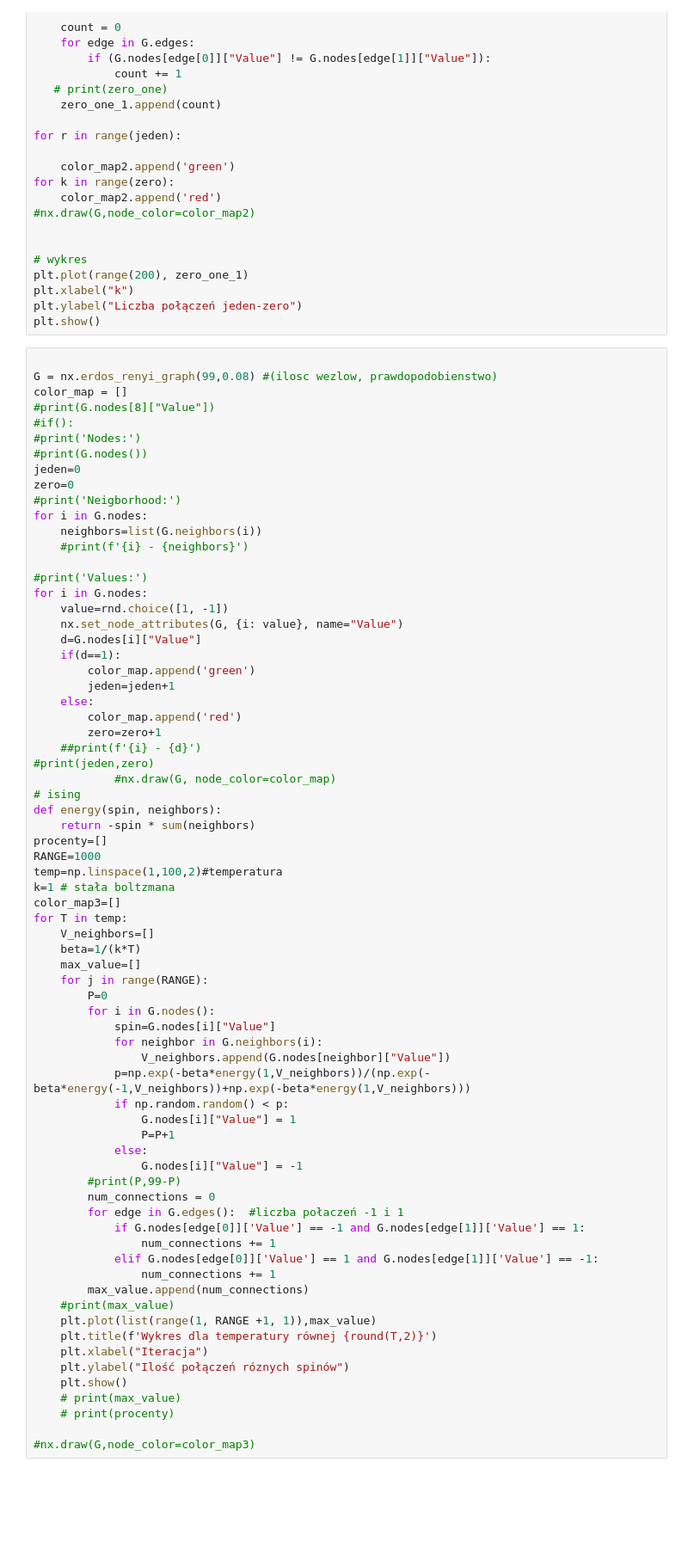
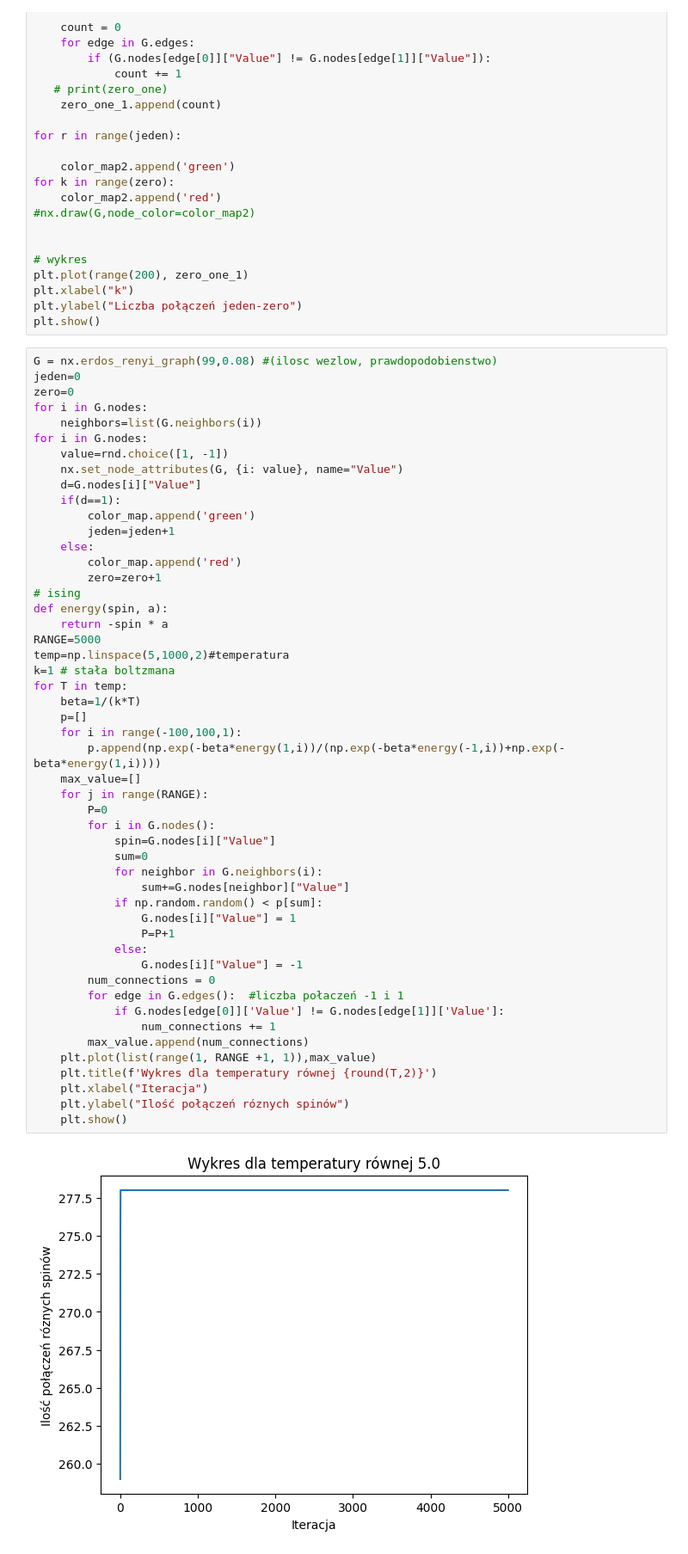
Before and after one commit to JakubJaroszewski/Wiekszosciowe_modele_dynamiki_opinii, a Jupyter notebook: lab_agent.ipynb, the cells around one changed output. Shown at 86% size. Drawn from its saved outputs; the diff is of its cells as text; blank space fills up the shorter version.

```diff
--- a/lab_agent.ipynb
+++ b/lab_agent.ipynb
@@ -140,73 +140,54 @@ plt.xlabel("k")
 plt.ylabel("Liczba połączeń jeden-zero")
 plt.show()
 # %%
-
 G = nx.erdos_renyi_graph(99,0.08) #(ilosc wezlow, prawdopodobienstwo)
-color_map = []
-#print(G.nodes[8]["Value"])
-#if():
-#print('Nodes:')
-#print(G.nodes())
 jeden=0
 zero=0
-#print('Neigborhood:')
 for i in G.nodes:
     neighbors=list(G.neighbors(i))
-    #print(f'{i} - {neighbors}')
-
-#print('Values:')
 for i in G.nodes:
     value=rnd.choice([1, -1])
     nx.set_node_attributes(G, {i: value}, name="Value")
     d=G.nodes[i]["Value"]
     if(d==1):
         color_map.append('green')
         jeden=jeden+1
     else:
         color_map.append('red')
         zero=zero+1
-    ##print(f'{i} - {d}')
-#print(jeden,zero)
-            #nx.draw(G, node_color=color_map)
 # ising
-def energy(spin, neighbors):
-    return -spin * sum(neighbors)
-procenty=[]
-RANGE=1000
-temp=np.linspace(1,100,2)#temperatura
+def energy(spin, a):
+    return -spin * a
+RANGE=5000
+temp=np.linspace(5,1000,2)#temperatura
 k=1 # stała boltzmana
-color_map3=[]
 for T in temp:
-    V_neighbors=[]
     beta=1/(k*T)
+    p=[]
+    for i in range(-100,100,1):
+        p.append(np.exp(-beta*energy(1,i))/(np.exp(-beta*energy(-1,i))+np.exp(-beta*energy(1,i))))
     max_value=[]
     for j in range(RANGE):
         P=0
         for i in G.nodes():
             spin=G.nodes[i]["Value"]
+            sum=0
             for neighbor in G.neighbors(i):
-                V_neighbors.append(G.nodes[neighbor]["Value"])
-            p=np.exp(-beta*energy(1,V_neighbors))/(np.exp(-beta*energy(-1,V_neighbors))+np.exp(-beta*energy(1,V_neighbors)))
-            if np.random.random() < p:
+                sum+=G.nodes[neighbor]["Value"]
+            if np.random.random() < p[sum]:
                 G.nodes[i]["Value"] = 1
                 P=P+1
             else:
                 G.nodes[i]["Value"] = -1
-        #print(P,99-P)
         num_connections = 0
         for edge in G.edges():  #liczba połaczeń -1 i 1
-            if G.nodes[edge[0]]['Value'] == -1 and G.nodes[edge[1]]['Value'] == 1:
-                num_connections += 1
-            elif G.nodes[edge[0]]['Value'] == 1 and G.nodes[edge[1]]['Value'] == -1:
+            if G.nodes[edge[0]]['Value'] != G.nodes[edge[1]]['Value']:
                 num_connections += 1
         max_value.append(num_connections)
-    #print(max_value)
     plt.plot(list(range(1, RANGE +1, 1)),max_value)
     plt.title(f'Wykres dla temperatury równej {round(T,2)}')
     plt.xlabel("Iteracja")
     plt.ylabel("Ilość połączeń róznych spinów")
     plt.show()
-    # print(max_value)
-    # print(procenty)
-
-#nx.draw(G,node_color=color_map3)
+# %% [output]
+[figure, added]
```
Also changed, not shown: parts of 1 cell of this notebook.
